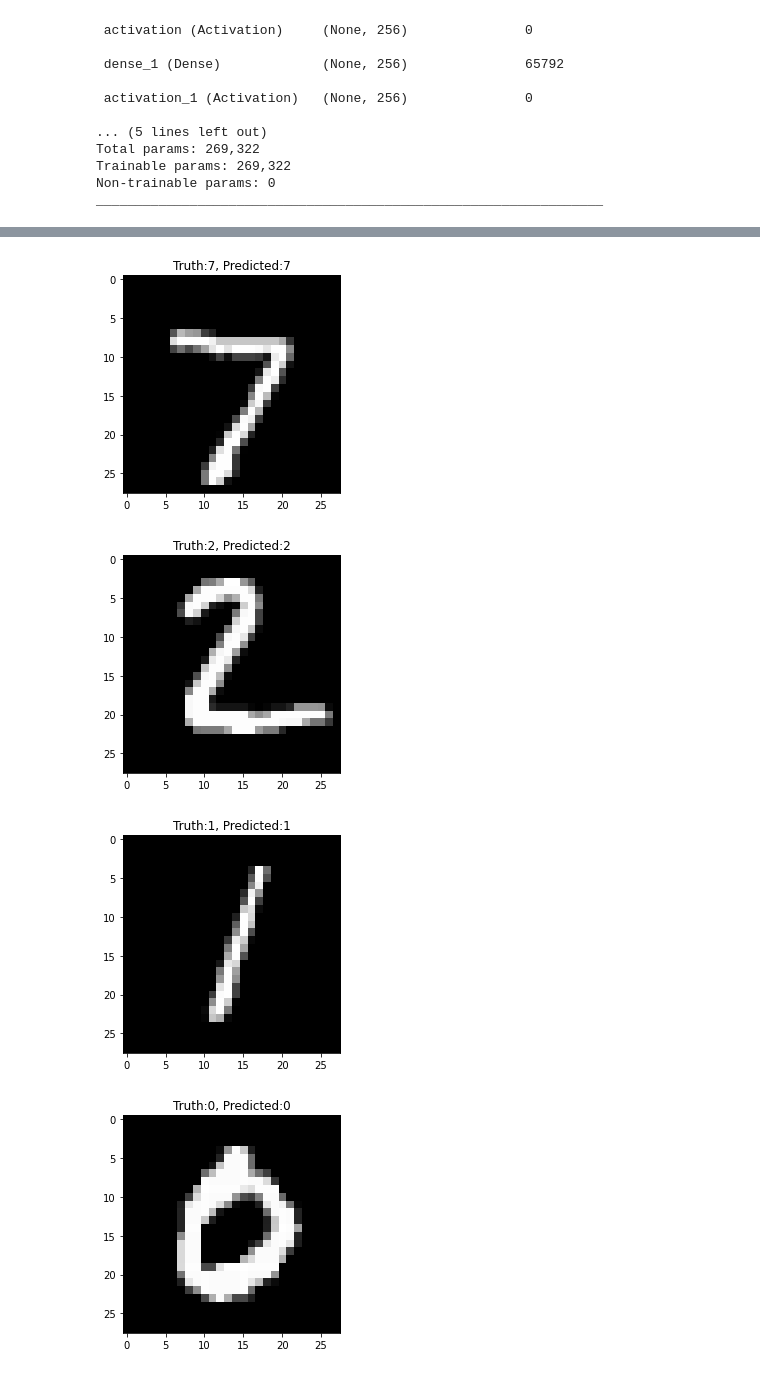
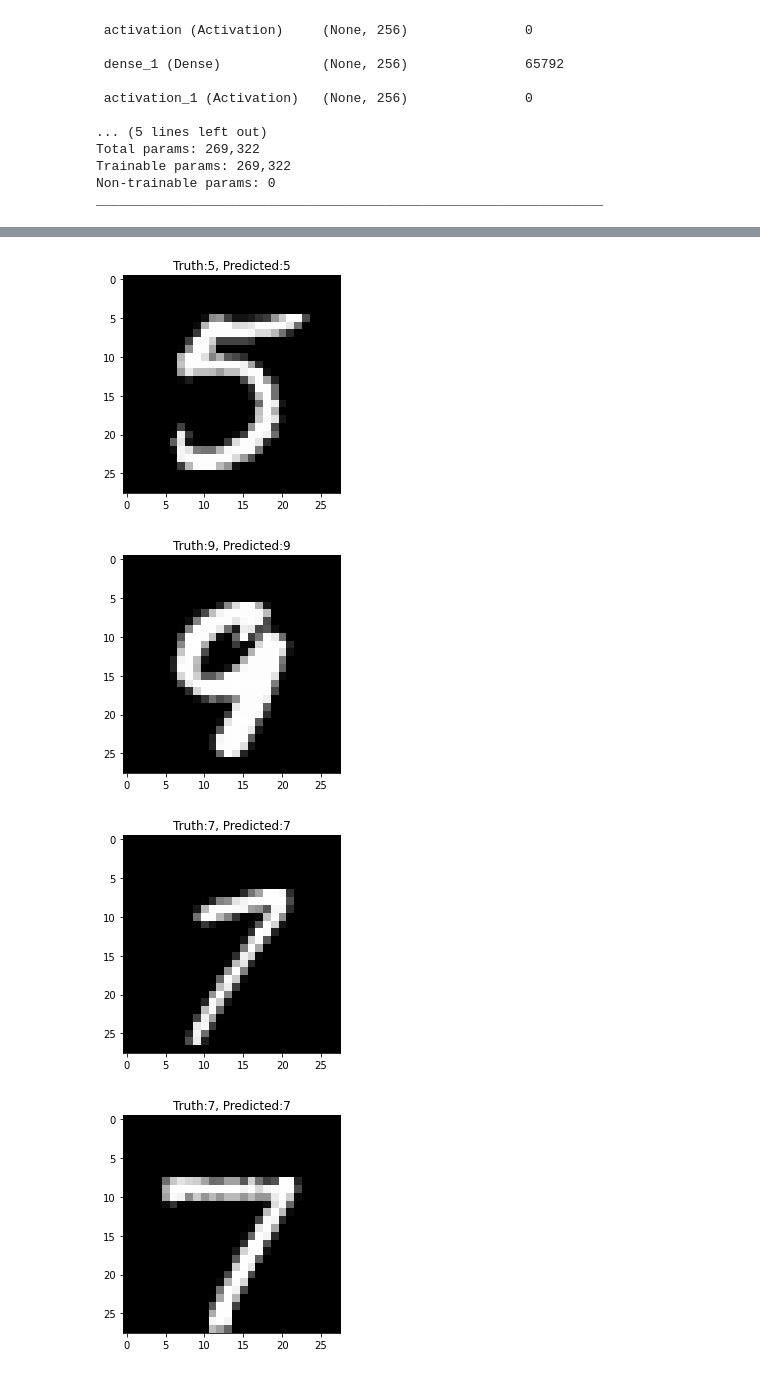
Before and after one commit to Adithya-Jayan/ML_Basics_Resources, a Jupyter notebook: Machine_Learning_Sessions/ML_Basics_5.ipynb, the cells around one changed output, grey strips where cells are left out. Drawn from its saved outputs; the diff is of its cells as text; code cells hidden in the pictures.

```diff
--- a/Machine_Learning_Sessions/ML_Basics_5.ipynb
+++ b/Machine_Learning_Sessions/ML_Basics_5.ipynb
@@ -237,16 +237,16 @@ Epoch 40/40
 # %%
 for i in range(5):
     num = np.random.randint(10000)
 
-    x = X_test[i].flatten()
+    x = X_test[num].flatten()
     x = x.reshape((1,)+ x.shape)
     prediction = np.argmax(model.predict(x))
 
     plt.figure()
-    plt.imshow(X_test[i],cmap = 'gray')
-    plt.title("Truth:{}, Predicted:{}".format(y_test[i],prediction))
+    plt.imshow(X_test[num],cmap = 'gray')
+    plt.title("Truth:{}, Predicted:{}".format(y_test[num],prediction))
 # %% [output]
-[figure, old version]
+[figure, new version]
-[figure, old version]
+[figure, new version]
-[figure, old version]
+[figure, new version]
-[figure, old version]
+[figure, new version]
```
Also changed, not shown: parts of 5 cells of this notebook, 10 other files.
